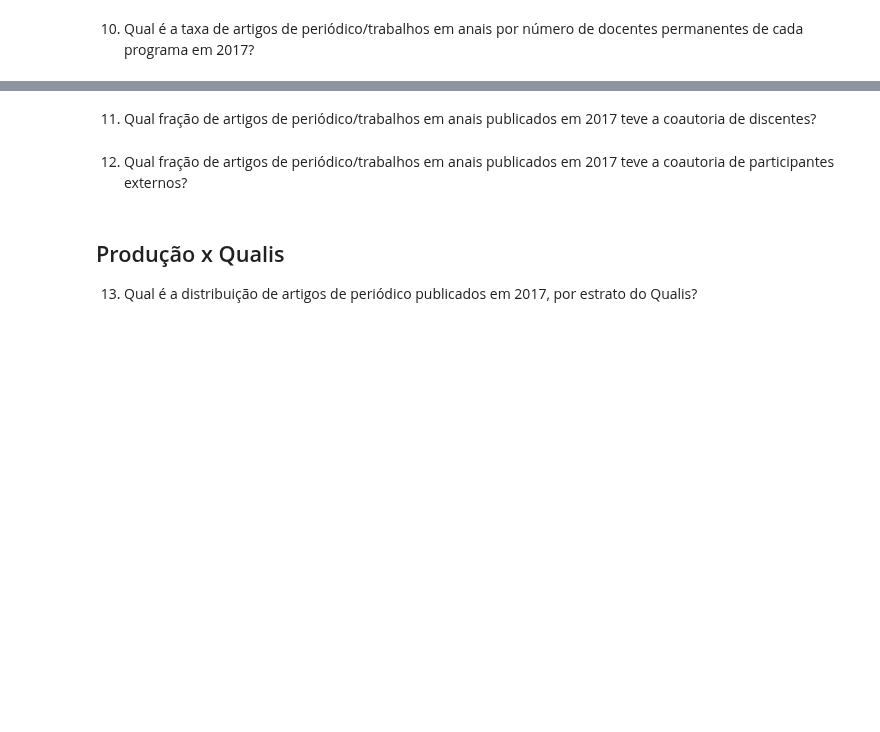
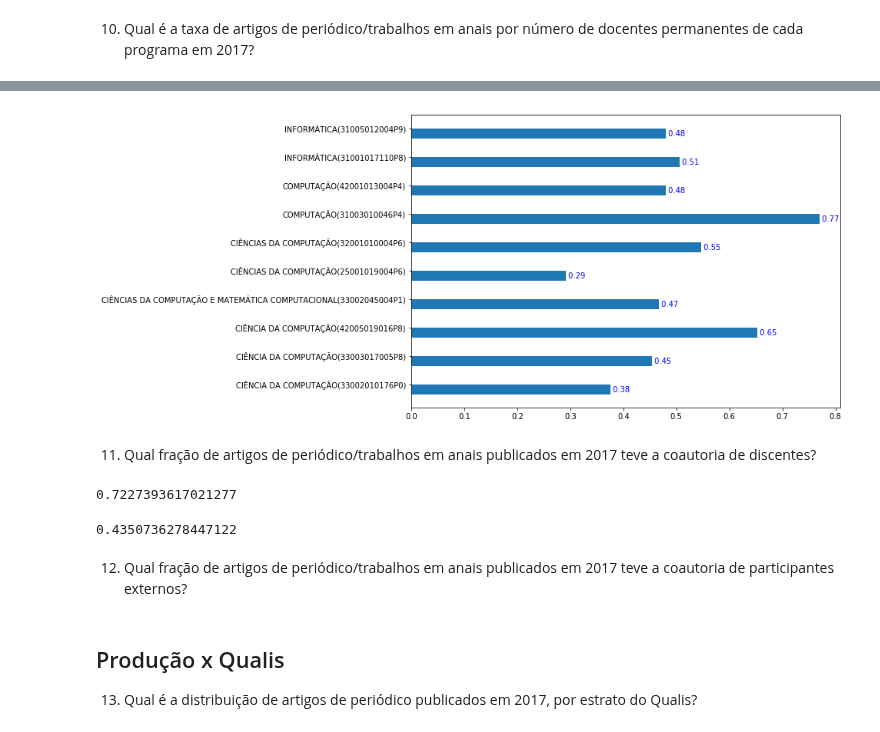
Before and after one commit to Pedalves/DataScience, a Jupyter notebook: CAPES/T1.1 Enunciado - Analise descritiva de dados de PG_Rafael.ipynb, the cells around one changed output, grey strips where cells are left out. Cells and saved outputs as stored; diff of their text form; code cells hidden in the pictures; blank space fills up the shorter version.

```diff
--- a/CAPES/T1.1 Enunciado - Analise descritiva de dados de PG_Rafael.ipynb
+++ b/CAPES/T1.1 Enunciado - Analise descritiva de dados de PG_Rafael.ipynb
@@ -762,0 +882,13 @@ plt.show()
+# %%
+# Une os dataframes em um unico dataframe. Motivo: certificar-se de q todas as entradas existem para todas os programas.
+q10_estatisticas = q10_docentes_programa.append(q10_anais)
+q10_estatisticas = q10_estatisticas.fillna(0)
+q10_estatisticas = q10_estatisticas.sort_index()
+
+q10_estatisticas = q10_estatisticas.groupby(level=0).sum()
+q10_estatisticas.docentes = q10_estatisticas.docentes.astype(int)
+q10_estatisticas.papers = q10_estatisticas.papers.astype(int)
+
+q10_estatisticas['taxa'] = q10_estatisticas['papers'] / q10_estatisticas['docentes']
+
+q10_estatisticas
@@ -763,5 +908,44 @@ plt.show()
+# %%
+fig, ax = plt.subplots()
+
+width = 0.35
+
+ind = np.arange(len(q10_estatisticas.index))
+
+plt1 = ax.barh(ind-width/2, q10_estatisticas.taxa, width)
+
+# Etiquetas
+for i, v in enumerate( q10_estatisticas.taxa ):
+    ax.text( v,
+            i - 0.2,
+            " {:.2f}".format(v),
+            color='blue',
+            fontweight='regular',
+            va='center',
+            ha='left',
+            )
+
+
+ax.set_yticks(ind)
+ax.set_yticklabels(q10_estatisticas.index)
+
+fig.set_size_inches(10, 7)
+
+plt.show()
+# %% [output]
+[figure, added]
 # %% [markdown]
 11) Qual fração de artigos de periódico/trabalhos em anais publicados em 2017 teve a coautoria de discentes?
+# %%
+# trabalhos em anais com coautoria/ total trabalhos em anais
+producao_anais_df[producao_anais_df.num_discentes > 0].shape[0]/producao_anais_df.shape[0]
+# %% [output]
+0.7227393617021277
+# %%
+# artigos de periodicos com coautoria/ total artigos de periodicos
+producao_periodicos_df[producao_periodicos_df.num_discentes > 0].shape[0]/producao_periodicos_df.shape[0]
+# %% [output]
+0.4350736278447122
 # %% [markdown]
 12) Qual fração de artigos de periódico/trabalhos em anais publicados em 2017 teve a coautoria de participantes externos?
 # %% [markdown]
```
Also changed, not shown: parts of 16 cells of this notebook.
